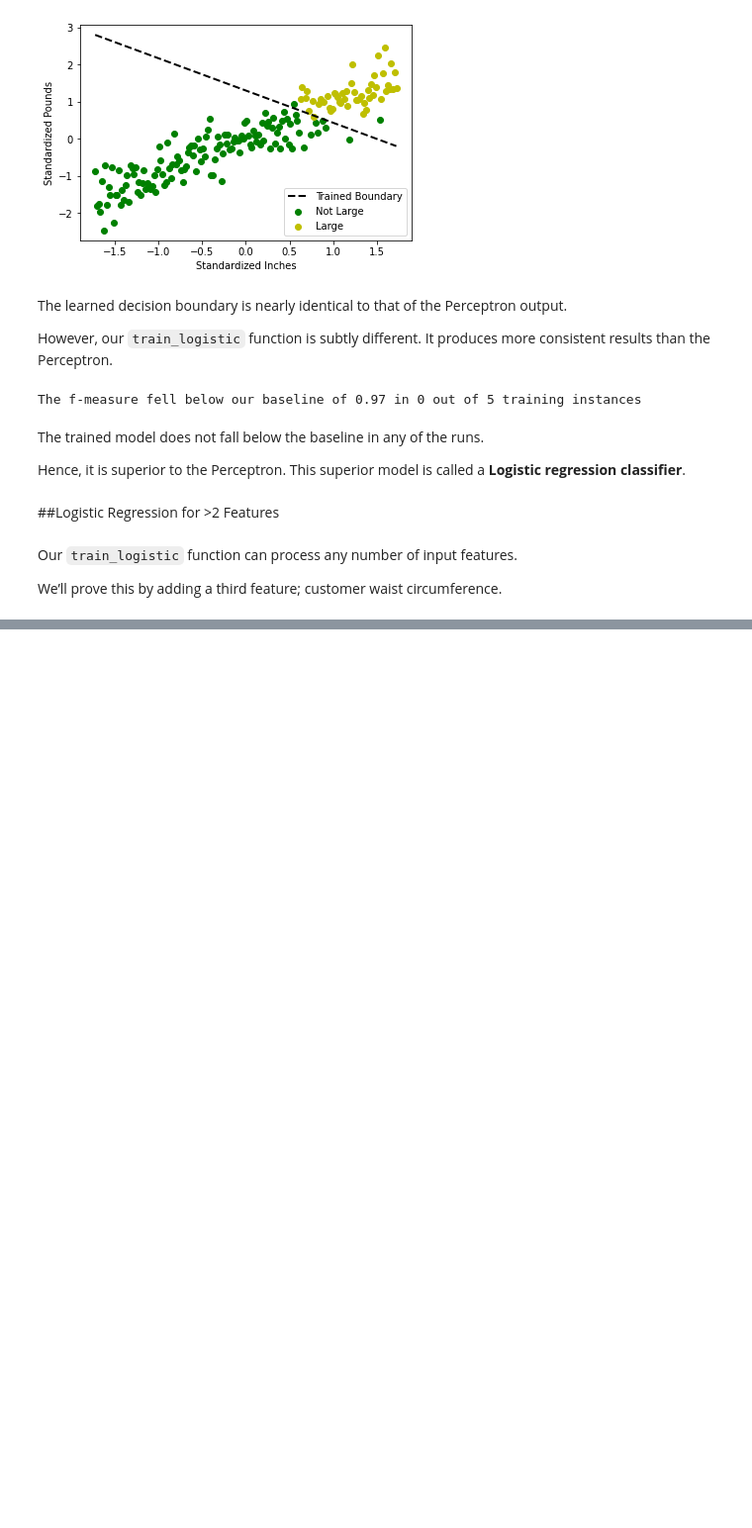
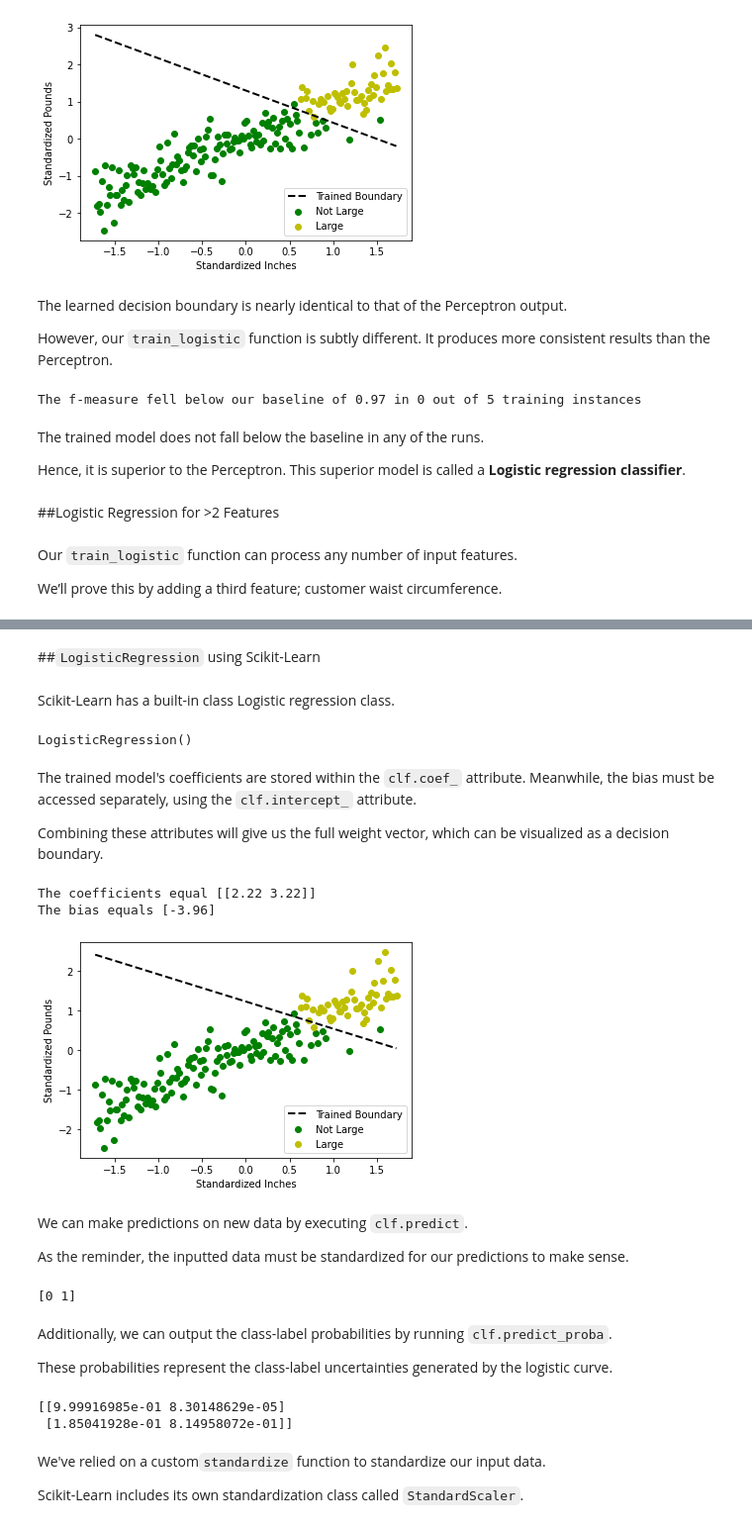
Before and after one commit to rahiakela/data-science-research-and-practice, a Jupyter notebook: data-science-bookcamp/case-study-5--predicting-future-friendships/04_linear_classifiers_with_logistic_regression.ipynb, the cells around one changed output, grey strips where cells are left out. Shown at 99% size. Drawn from its saved outputs; the diff is of its cells as text; code cells hidden in the pictures; blank space fills up the shorter version.

```diff
--- a/data-science-bookcamp/case-study-5--predicting-future-friendships/04_linear_classifiers_with_logistic_regression.ipynb
+++ b/data-science-bookcamp/case-study-5--predicting-future-friendships/04_linear_classifiers_with_logistic_regression.ipynb
@@ -564,0 +584,57 @@ np.random.seed(0)
+# %% [markdown]
+##`LogisticRegression` using Scikit-Learn
+# %% [markdown]
+Scikit-Learn has a built-in class Logistic regression class.
+# %%
+# Initializing Scikit-Learn's LogisticRegression classifier
+clf = LogisticRegression()
+# %%
+# Training Scikit-Learn’s LogisticRegression classifier
+clf.fit(X_s, y)
+# %% [output]
+LogisticRegression()
+# %% [markdown]
+The trained model's coefficients are stored within the `clf.coef_` attribute. Meanwhile, the bias must be accessed separately, using the `clf.intercept_` attribute.
+
+Combining these attributes will give us the full weight vector, which can be visualized as a decision boundary.
+# %%
+# Accessing the trained decision boundary
+coefficients = clf.coef_
+bias = clf.intercept_
+print(f"The coefficients equal {np.round(coefficients, 2)}")
+print(f"The bias equals {np.round(bias, 2)}")
+plot_boundary(np.hstack([clf.coef_[0], clf.intercept_]))
+# %% [output]
+The coefficients equal [[2.22 3.22]]
+The bias equals [-3.96]
+[figure, added]
+# %% [markdown]
+We can make predictions on new data by executing `clf.predict`.
+
+As the reminder, the inputted data must be standardized for our predictions to make sense.
+# %%
+# Predicting classes with the linear classifier
+new_data = np.array([
+  [63, 110],
+  [76, 199]
+])
+
+predictions = clf.predict(standardize(new_data))
+print(predictions)
+# %% [output]
+[0 1]
+# %% [markdown]
+Additionally, we can output the class-label probabilities by running `clf.predict_proba`.
+
+These probabilities represent the class-label uncertainties generated by the logistic curve.
+# %%
+# Outputting the uncertainty associated with each class
+probabilities = clf.predict_proba(standardize(new_data))
+print(probabilities)
+# %% [output]
+[[9.99916985e-01 8.30148629e-05]
+ [1.85041928e-01 8.14958072e-01]]
+# %% [markdown]
+We've relied on a custom`standardize` function to standardize our input data.
+
+Scikit-Learn includes its own standardization class called `StandardScaler`.
```
Also changed, not shown: parts of 17 cells of this notebook.
